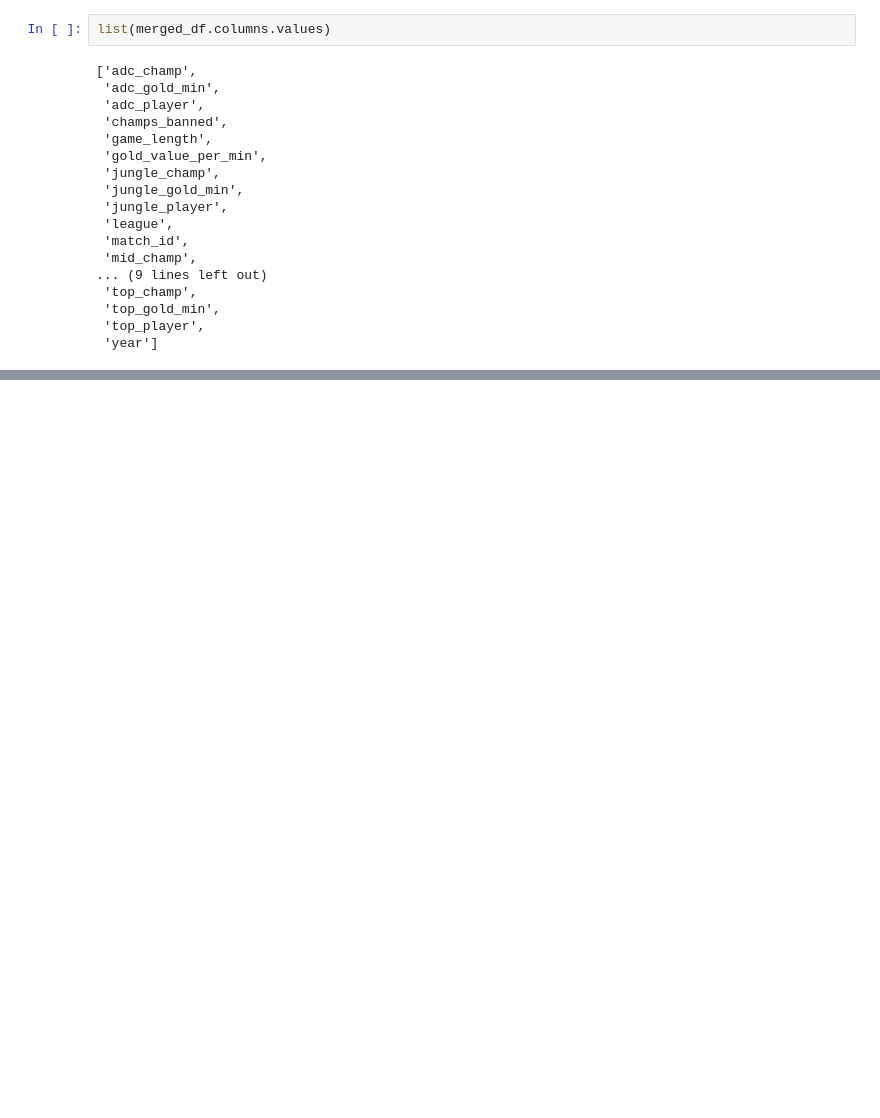
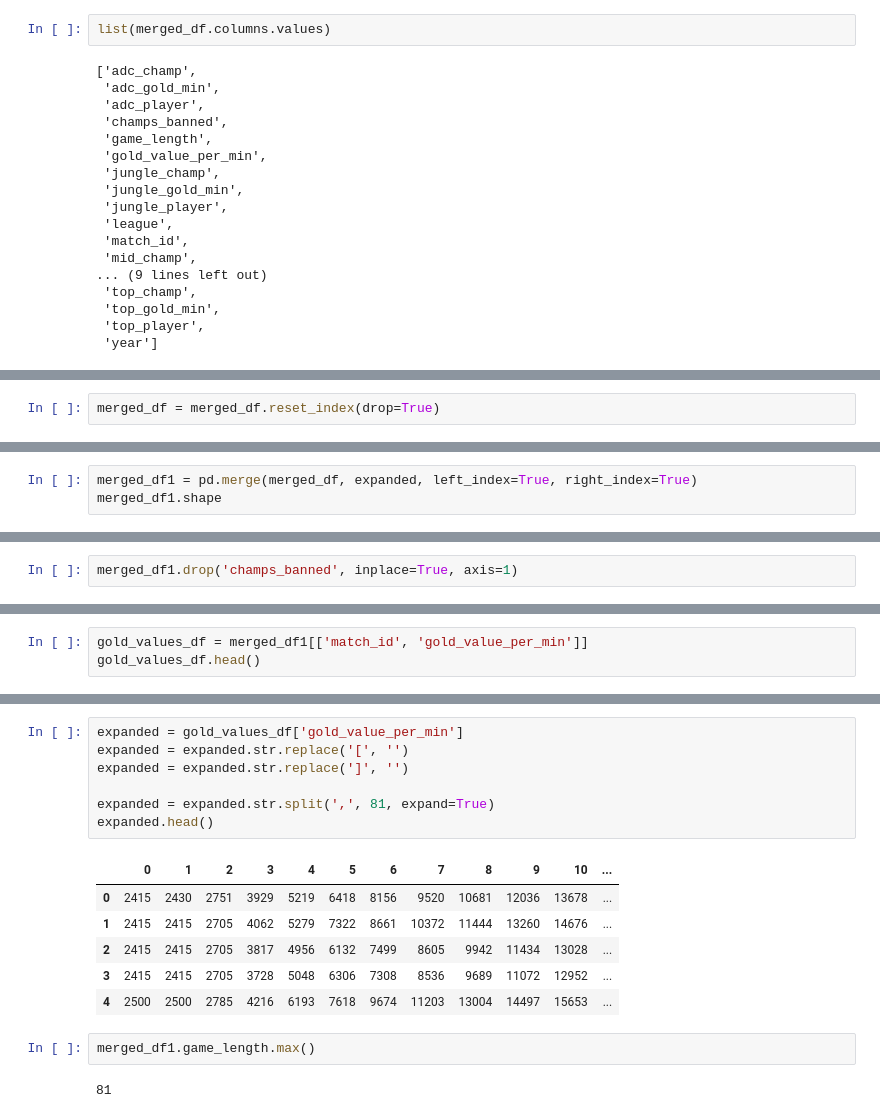
Before and after one commit to MPhillips55/Capstone_Project_2_League_of_Legends, a Jupyter notebook: EDA/League of Legends Dataset - Data Wrangling.ipynb, the cells around one changed output, grey strips where cells are left out. Saved outputs shown, nothing was run; the diff lists cells and outputs as text; blank space fills up the shorter version.

```diff
--- a/EDA/League of Legends Dataset - Data Wrangling.ipynb
+++ b/EDA/League of Legends Dataset - Data Wrangling.ipynb
@@ -467,0 +498,2 @@ banned.head()
+# %%
+merged_df = merged_df.reset_index(drop=True)
@@ -467,0 +508,3 @@ banned.head()
+# %%
+merged_df1 = pd.merge(merged_df, expanded, left_index=True, right_index=True)
+merged_df1.shape
@@ -467,0 +513,2 @@ banned.head()
+# %%
+merged_df1.drop('champs_banned', inplace=True, axis=1)
@@ -467,0 +526,3 @@ banned.head()
+# %%
+gold_values_df = merged_df1[['match_id', 'gold_value_per_min']]
+gold_values_df.head()
@@ -467,0 +536,18 @@ banned.head()
+# %%
+expanded = gold_values_df['gold_value_per_min']
+expanded = expanded.str.replace('[', '')
+expanded = expanded.str.replace(']', '')
+
+expanded = expanded.str.split(',', 81, expand=True)
+expanded.head()
+# %% [output]
+|  | 0 | 1 | 2 | 3 | 4 | 5 | 6 | 7 | 8 | 9 | 10 | ... |
+| 0 | 2415 | 2430 | 2751 | 3929 | 5219 | 6418 | 8156 | 9520 | 10681 | 12036 | 13678 | ... |
+| 1 | 2415 | 2415 | 2705 | 4062 | 5279 | 7322 | 8661 | 10372 | 11444 | 13260 | 14676 | ... |
+| 2 | 2415 | 2415 | 2705 | 3817 | 4956 | 6132 | 7499 | 8605 | 9942 | 11434 | 13028 | ... |
+| 3 | 2415 | 2415 | 2705 | 3728 | 5048 | 6306 | 7308 | 8536 | 9689 | 11072 | 12952 | ... |
+| 4 | 2500 | 2500 | 2785 | 4216 | 6193 | 7618 | 9674 | 11203 | 13004 | 14497 | 15653 | ... |
+# %%
+merged_df1.game_length.max()
+# %% [output]
+81
```
Also changed, not shown: parts of 70 cells of this notebook.
